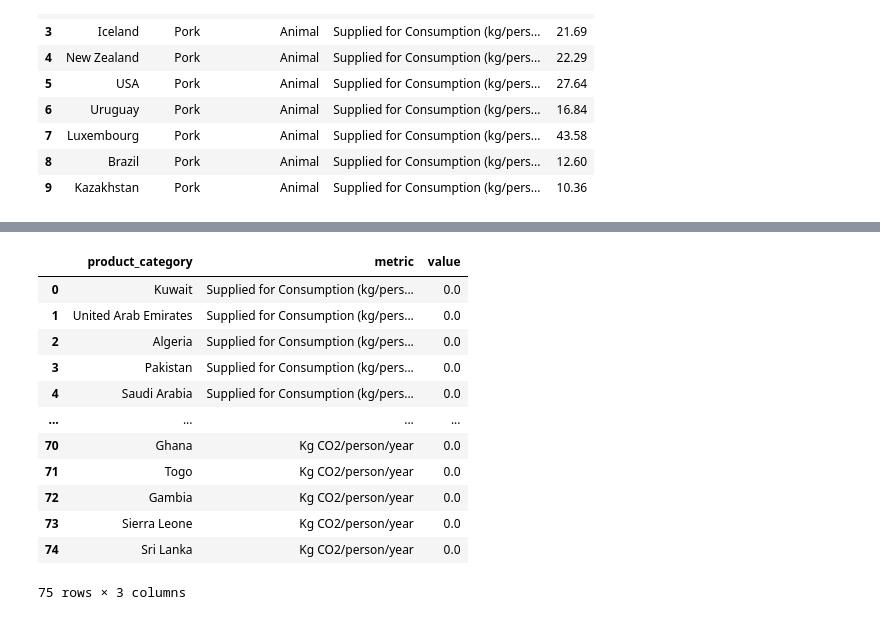
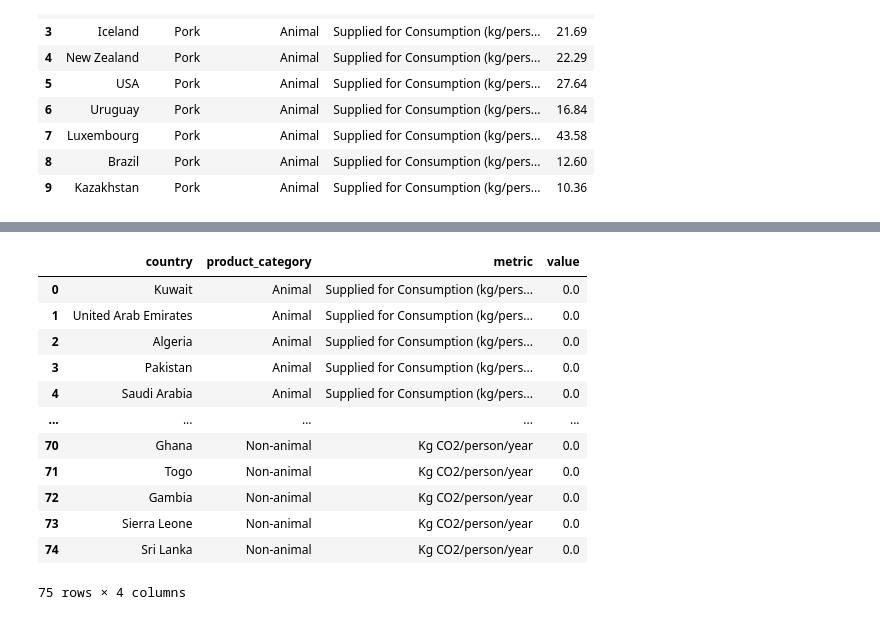
Before and after one commit to daniel-epm/food_carbon_fp, a Jupyter notebook: foodprint_analysis.ipynb, the cells around one changed output, grey strips where cells are left out. Saved outputs shown, nothing was run; the diff lists cells and outputs as text; code cells hidden in the pictures.

Commit message:
started analysis by product

```diff
--- a/foodprint_analysis.ipynb
+++ b/foodprint_analysis.ipynb
@@ -311,25 +322,25 @@ fetch_query_results('query', query)
 # %%
 query = """
-    SELECT country
+    SELECT country,
            product_Category,
            metric,
            value
         FROM foodprint1
         WHERE value = 0
 """
 
 fetch_query_results('query', query)
 # %% [output]
-|  | product_category | metric | value |
-| 0 | Kuwait | Supplied for Consumption (kg/pers... | 0.0 |
-| 1 | United Arab Emirates | Supplied for Consumption (kg/pers... | 0.0 |
-| 2 | Algeria | Supplied for Consumption (kg/pers... | 0.0 |
-| 3 | Pakistan | Supplied for Consumption (kg/pers... | 0.0 |
-| 4 | Saudi Arabia | Supplied for Consumption (kg/pers... | 0.0 |
-| ... | ... | ... | ... |
-| 70 | Ghana | Kg CO2/person/year | 0.0 |
-| 71 | Togo | Kg CO2/person/year | 0.0 |
-| 72 | Gambia | Kg CO2/person/year | 0.0 |
-| 73 | Sierra Leone | Kg CO2/person/year | 0.0 |
-| 74 | Sri Lanka | Kg CO2/person/year | 0.0 |
+|  | country | product_category | metric | value |
+| 0 | Kuwait | Animal | Supplied for Consumption (kg/pers... | 0.0 |
+| 1 | United Arab Emirates | Animal | Supplied for Consumption (kg/pers... | 0.0 |
+| 2 | Algeria | Animal | Supplied for Consumption (kg/pers... | 0.0 |
+| 3 | Pakistan | Animal | Supplied for Consumption (kg/pers... | 0.0 |
+| 4 | Saudi Arabia | Animal | Supplied for Consumption (kg/pers... | 0.0 |
+| ... | ... | ... | ... | ... |
+| 70 | Ghana | Non-animal | Kg CO2/person/year | 0.0 |
+| 71 | Togo | Non-animal | Kg CO2/person/year | 0.0 |
+| 72 | Gambia | Non-animal | Kg CO2/person/year | 0.0 |
+| 73 | Sierra Leone | Non-animal | Kg CO2/person/year | 0.0 |
+| 74 | Sri Lanka | Non-animal | Kg CO2/person/year | 0.0 |
-75 rows × 3 columns
+75 rows × 4 columns
```
Also changed, not shown: parts of 18 cells of this notebook.
